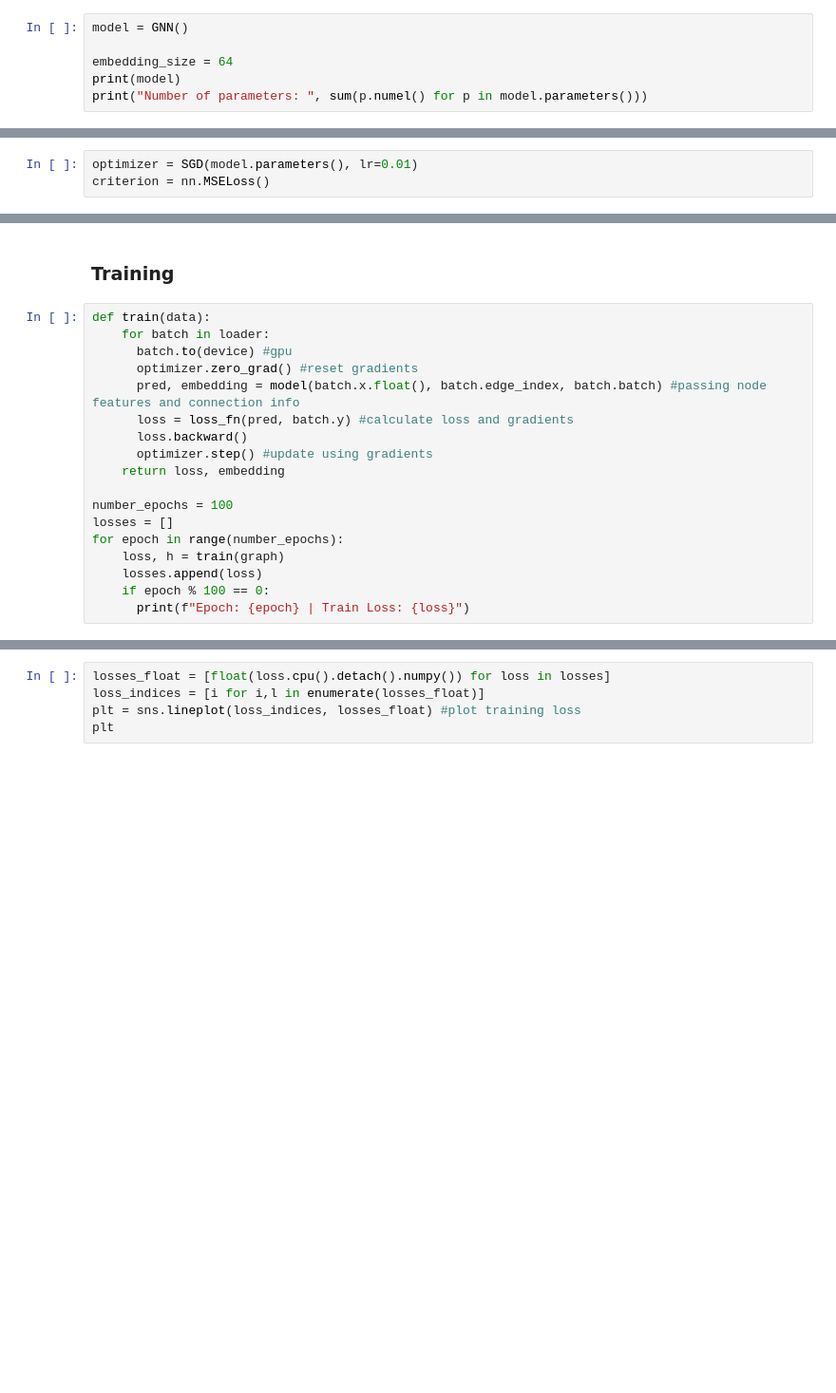
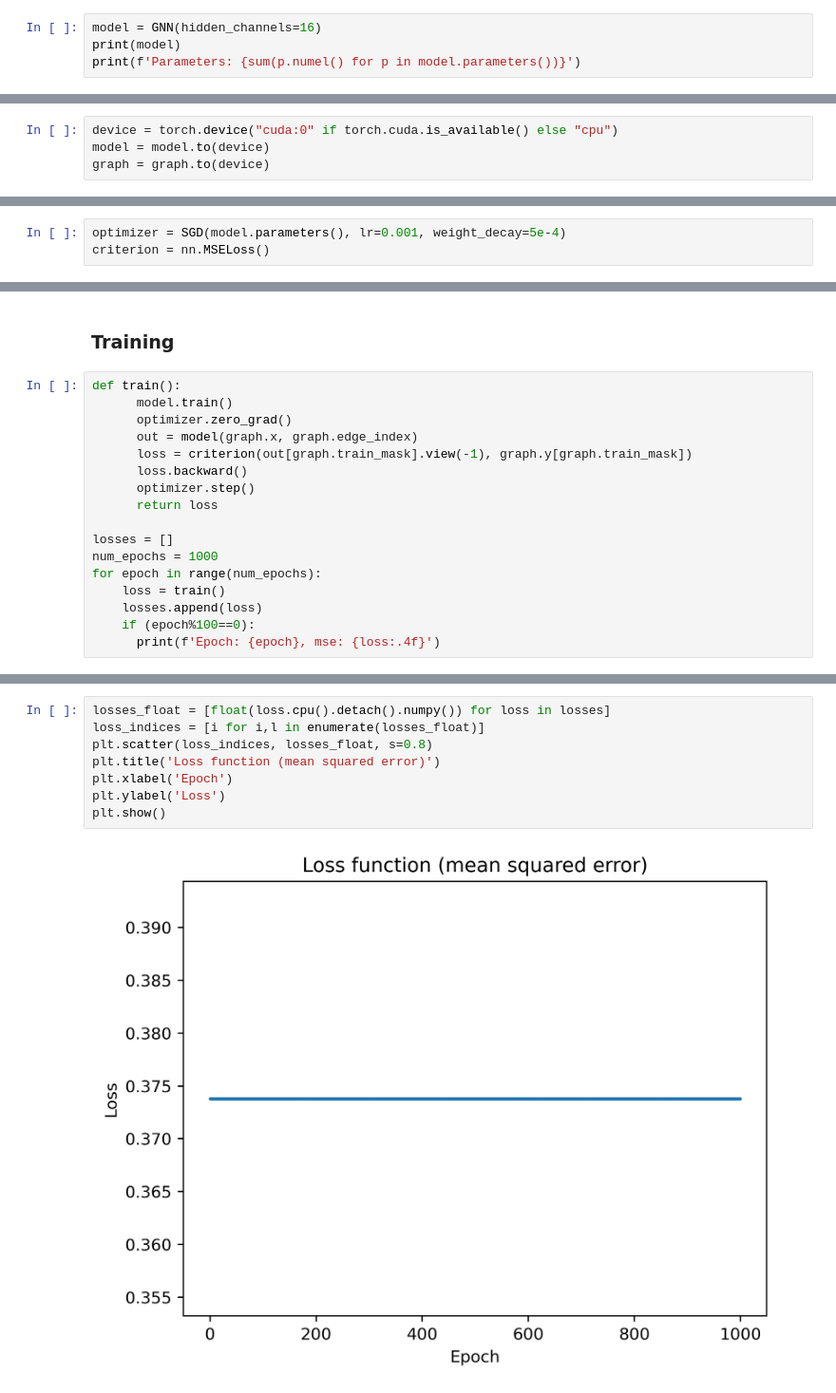
Before and after one commit to ValeriaTorresG/GalaxyMassGNN, a Jupyter notebook: gnn.ipynb, the cells around one changed output, grey strips where cells are left out. Shown at 95% size. Drawn from its saved outputs; the diff is of its cells as text; blank space fills up the shorter version.

```diff
--- a/gnn.ipynb
+++ b/gnn.ipynb
@@ -167,8 +238,6 @@ class GNN(nn.Module):
 # %%
-model = GNN()
-
-embedding_size = 64
+model = GNN(hidden_channels=16)
 print(model)
-print("Number of parameters: ", sum(p.numel() for p in model.parameters()))
+print(f'Parameters: {sum(p.numel() for p in model.parameters())}')
 # %% [output]
 GNN(
@@ -181,0 +255,4 @@ Number of parameters:  13185
+# %%
+device = torch.device("cuda:0" if torch.cuda.is_available() else "cpu")
+model = model.to(device)
+graph = graph.to(device)
@@ -182,3 +263,3 @@ Number of parameters:  13185
 # %%
-optimizer = SGD(model.parameters(), lr=0.01)
+optimizer = SGD(model.parameters(), lr=0.001, weight_decay=5e-4)
 criterion = nn.MSELoss()
@@ -209,21 +266,20 @@ test_loader = DataLoader(graph_test, batch_size=graphs_per_batch, shuffle=True)
 # %% [markdown]
 ### Training
 # %%
-def train(data):
-    for batch in loader:
-      batch.to(device) #gpu
-      optimizer.zero_grad() #reset gradients
-      pred, embedding = model(batch.x.float(), batch.edge_index, batch.batch) #passing node features and connection info
-      loss = loss_fn(pred, batch.y) #calculate loss and gradients
+def train():
+      model.train()
+      optimizer.zero_grad()
+      out = model(graph.x, graph.edge_index)
+      loss = criterion(out[graph.train_mask].view(-1), graph.y[graph.train_mask])
       loss.backward()
-      optimizer.step() #update using gradients
-    return loss, embedding
+      optimizer.step()
+      return loss
 
-number_epochs = 100
 losses = []
-for epoch in range(number_epochs):
-    loss, h = train(graph)
+num_epochs = 1000
+for epoch in range(num_epochs):
+    loss = train()
     losses.append(loss)
-    if epoch % 100 == 0:
-      print(f"Epoch: {epoch} | Train Loss: {loss}")
+    if (epoch%100==0):
+      print(f'Epoch: {epoch}, mse: {loss:.4f}')
 # %% [output]
@@ -232,5 +296,10 @@ KeyError: 0
 # %%
 losses_float = [float(loss.cpu().detach().numpy()) for loss in losses]
 loss_indices = [i for i,l in enumerate(losses_float)]
-plt = sns.lineplot(loss_indices, losses_float) #plot training loss
-plt
+plt.scatter(loss_indices, losses_float, s=0.8)
+plt.title('Loss function (mean squared error)')
+plt.xlabel('Epoch')
+plt.ylabel('Loss')
+plt.show()
+# %% [output]
+[figure, added]
```
Also changed, not shown: parts of 23 cells of this notebook, 3 other files.
